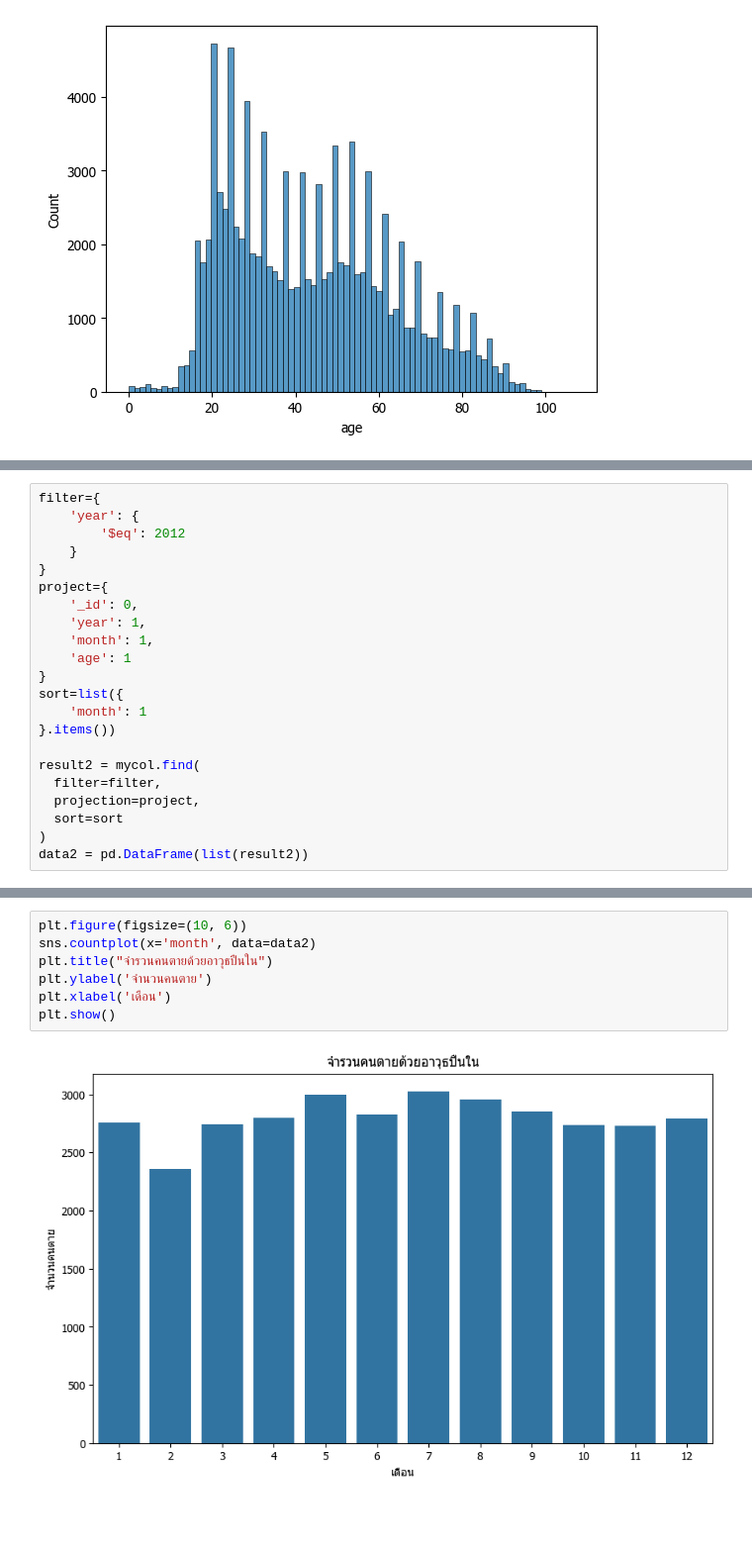
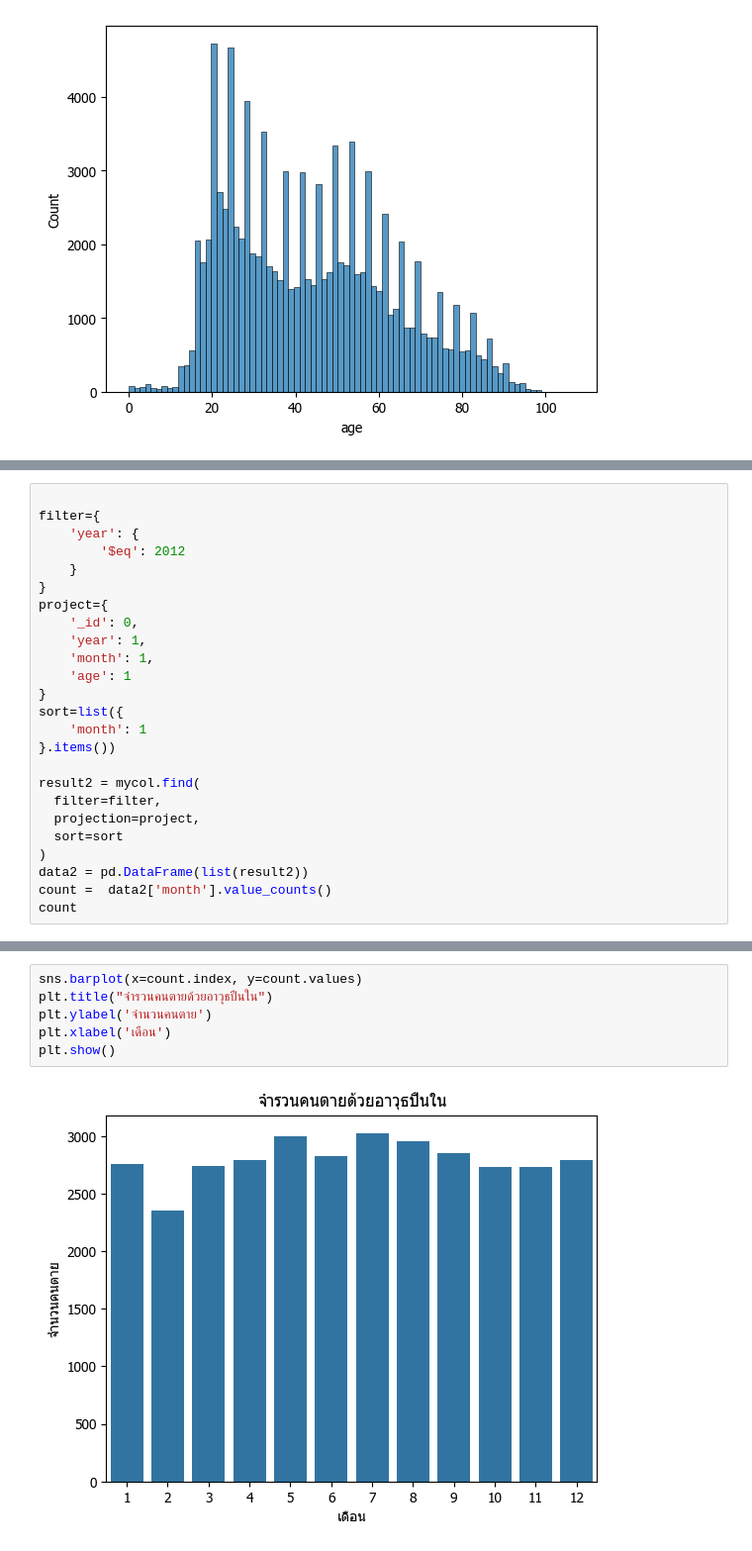
Before and after one commit to ThaphatTT/FinalDataAnalytics, a Jupyter notebook: GunAndDeathsInAmerica.ipynb, the cells around one changed output, grey strips where cells are left out. Shown at 99% size. Saved outputs shown, nothing was run; the diff lists cells and outputs as text; blank space fills up the shorter version.

Commit message:
Add description multi barplot and import data

```diff
--- a/GunAndDeathsInAmerica.ipynb
+++ b/GunAndDeathsInAmerica.ipynb
@@ -72,4 +76,5 @@ sns.histplot(x=data1['age'])
 # %%
+
 filter={
     'year': {
         '$eq': 2012
@@ -91,3 +96,5 @@ result2 = mycol.find(
   sort=sort
 )
 data2 = pd.DataFrame(list(result2))
+count =  data2['month'].value_counts()
+count
@@ -94,9 +118,8 @@ data2 = pd.DataFrame(list(result2))
 # %%
-plt.figure(figsize=(10, 6))
-sns.countplot(x='month', data=data2)
+sns.barplot(x=count.index, y=count.values)
 plt.title("จำรวนคนตายด้วยอาวุธปืนใน")
 plt.ylabel('จำนวนคนตาย')
 plt.xlabel('เดือน')
 plt.show()
 # %% [output]
-[figure, old version]
+[figure, new version]
```
Also changed, not shown: parts of 8 cells of this notebook.
